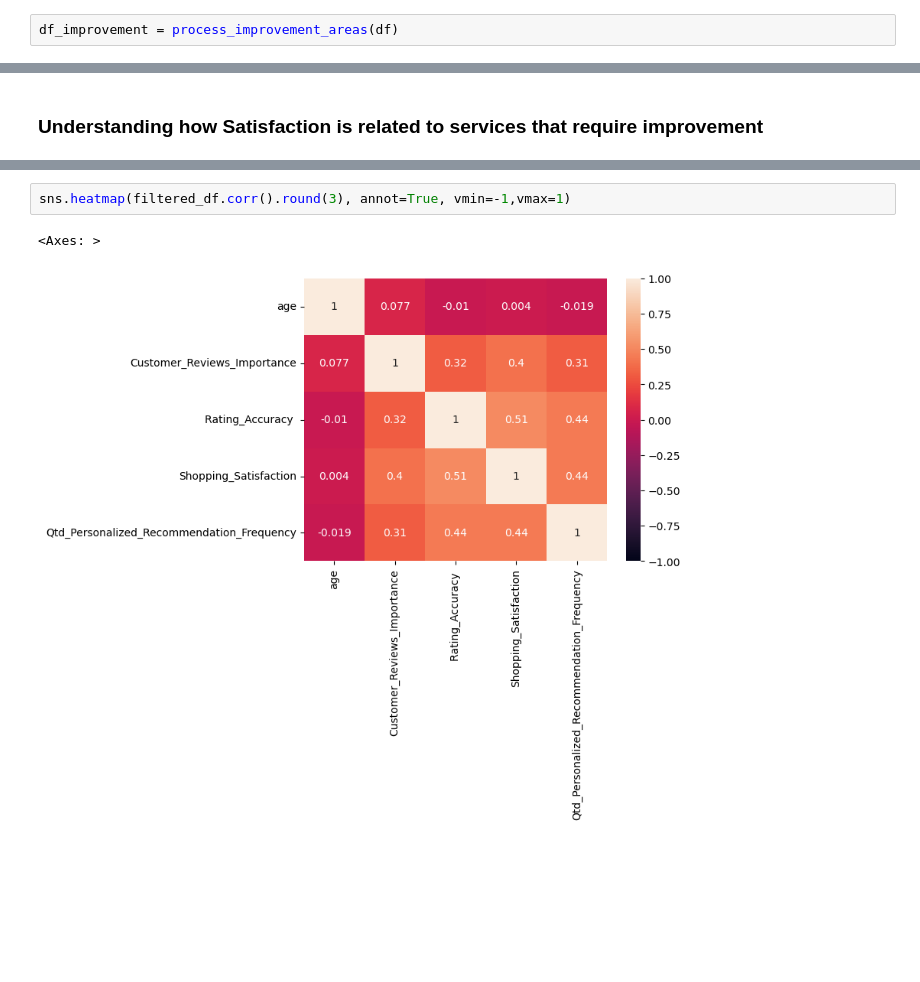
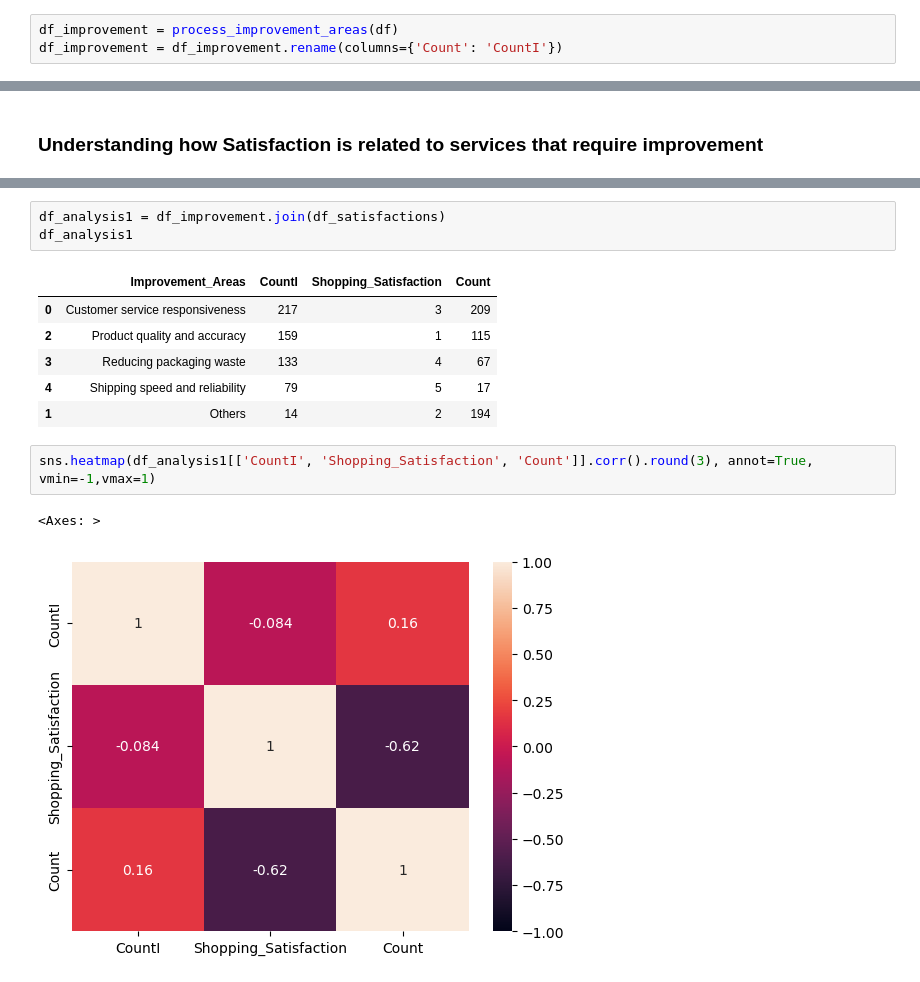
Before and after one commit to OliviaHelena10/PYTHON_PROJECTS, a Jupyter notebook: trabalhando_com_analises/cust_behavior.ipynb, the cells around one changed output, grey strips where cells are left out. Saved outputs shown, nothing was run; the diff lists cells and outputs as text; blank space fills up the shorter version.

```diff
--- a/trabalhando_com_analises/cust_behavior.ipynb
+++ b/trabalhando_com_analises/cust_behavior.ipynb
@@ -250,6 +251,7 @@ def process_improvement_areas(df):
     return sub_df
 # %%
 df_improvement = process_improvement_areas(df)
+df_improvement = df_improvement.rename(columns={'Count': 'CountI'})
 # %%
 df_improvement
 # %% [output]
@@ -425,5 +411,15 @@ sns.heatmap(corr_df.corr().round(3), annot=True, vmin=-1,vmax=1)
+# %%
+df_analysis1 = df_improvement.join(df_satisfactions)
+df_analysis1
+# %% [output]
+|  | Improvement_Areas | CountI | Shopping_Satisfaction | Count |
+| 0 | Customer service responsiveness | 217 | 3 | 209 |
+| 2 | Product quality and accuracy | 159 | 1 | 115 |
+| 3 | Reducing packaging waste | 133 | 4 | 67 |
+| 4 | Shipping speed and reliability | 79 | 5 | 17 |
+| 1 | Others | 14 | 2 | 194 |
 # %%
-sns.heatmap(filtered_df.corr().round(3), annot=True, vmin=-1,vmax=1)
+sns.heatmap(df_analysis1[['CountI', 'Shopping_Satisfaction', 'Count']].corr().round(3), annot=True, vmin=-1,vmax=1)
 # %% [output]
 <Axes: >
-[figure, old version]
+[figure, new version]
```
Also changed, not shown: parts of 17 cells of this notebook.
